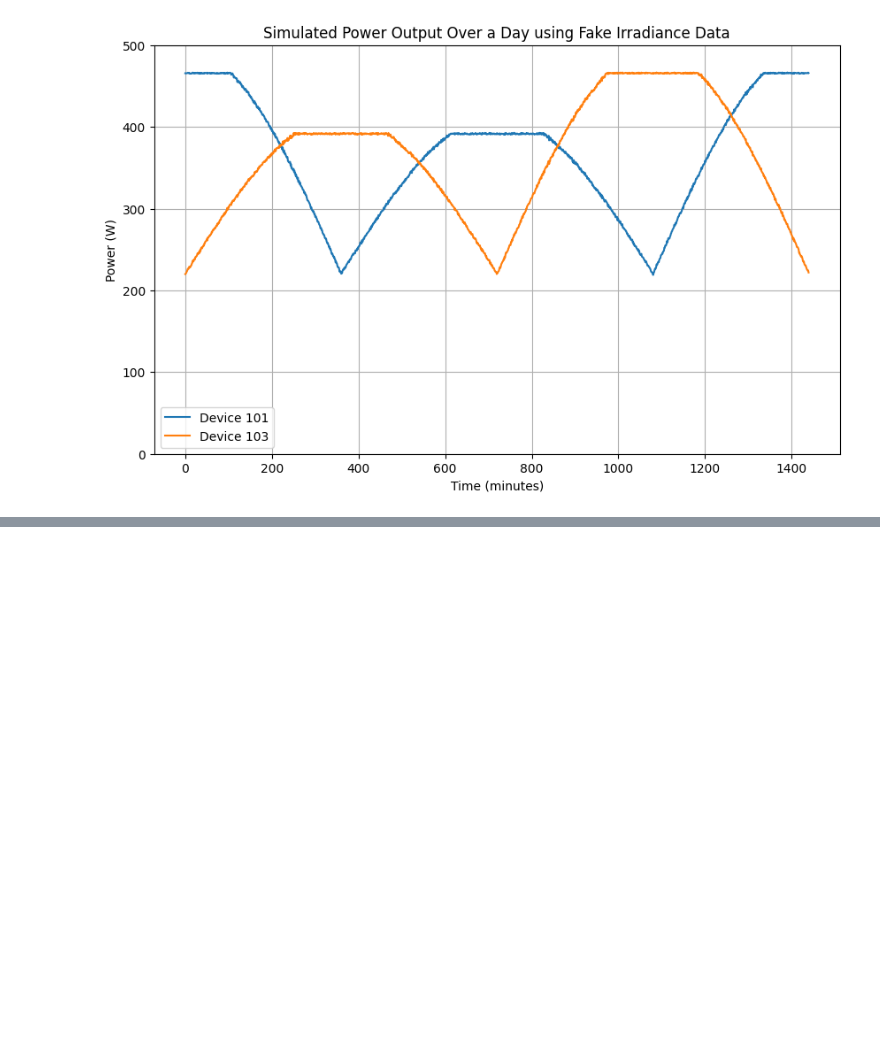
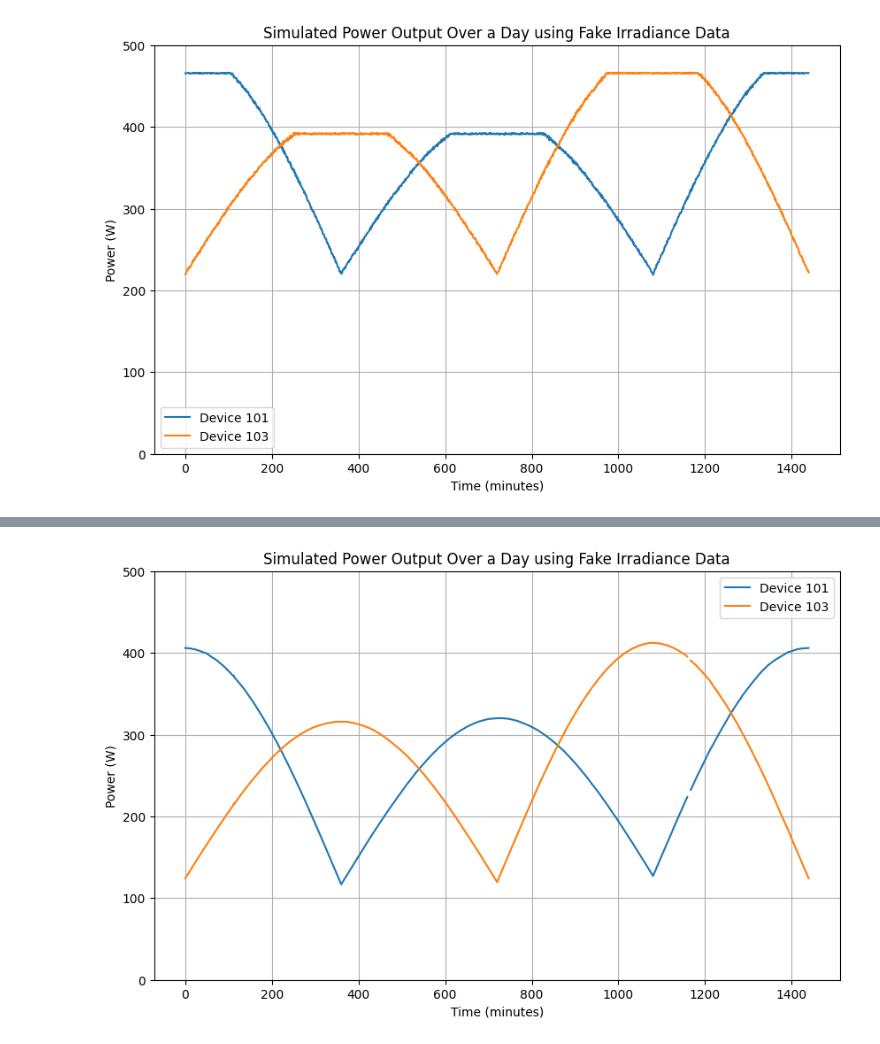
Before and after one commit to Manish-Khanalv1/South-Pole-Data, a Jupyter notebook: data_plot_25_12.ipynb, the cells around one changed output, grey strips where cells are left out. Drawn from its saved outputs; the diff is of its cells as text; code cells hidden in the pictures; blank space fills up the shorter version.

```diff
--- a/data_plot_25_12.ipynb
+++ b/data_plot_25_12.ipynb
@@ -361,0 +419,14 @@ plt.show()
+# %%
+plt.figure(figsize=(10, 6))
+
+plt.plot(time,simulated_power(solar_angle,dir_NOAA, dff_NOAA, up_NOAA),label='Device 101')
+plt.plot(time,simulated_power(solar_angle101,dir_NOAA, dff_NOAA, up_NOAA),label='Device 103')
+plt.title('Simulated Power Output Over a Day using Fake Irradiance Data')
+plt.ylabel('Power (W)')
+plt.grid(True)
+plt.legend()
+plt.xlabel('Time (minutes)')
+plt.ylim(0,500)
+plt.show()
+# %% [output]
+[figure, added]
```
Also changed, not shown: parts of 5 cells of this notebook.
